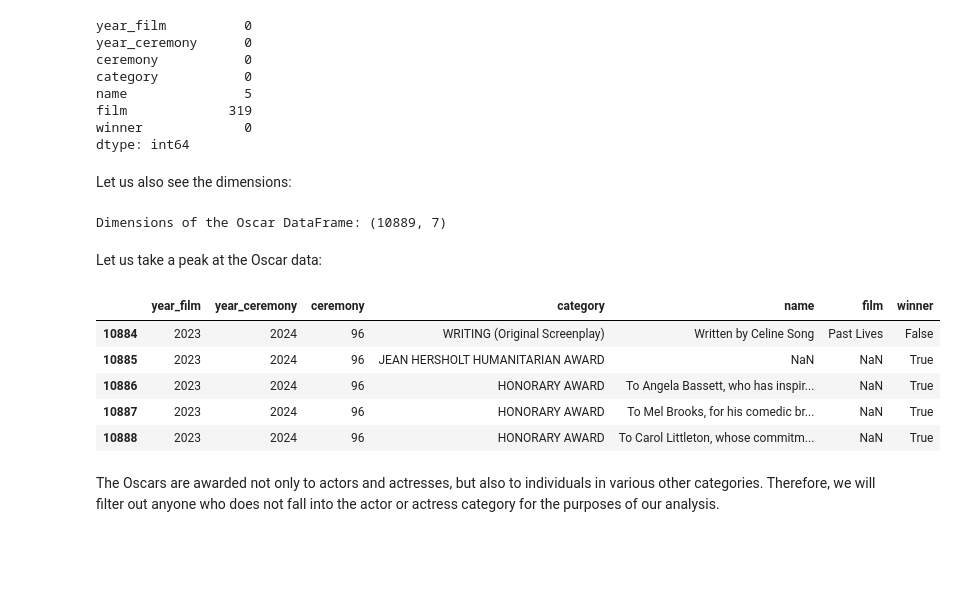
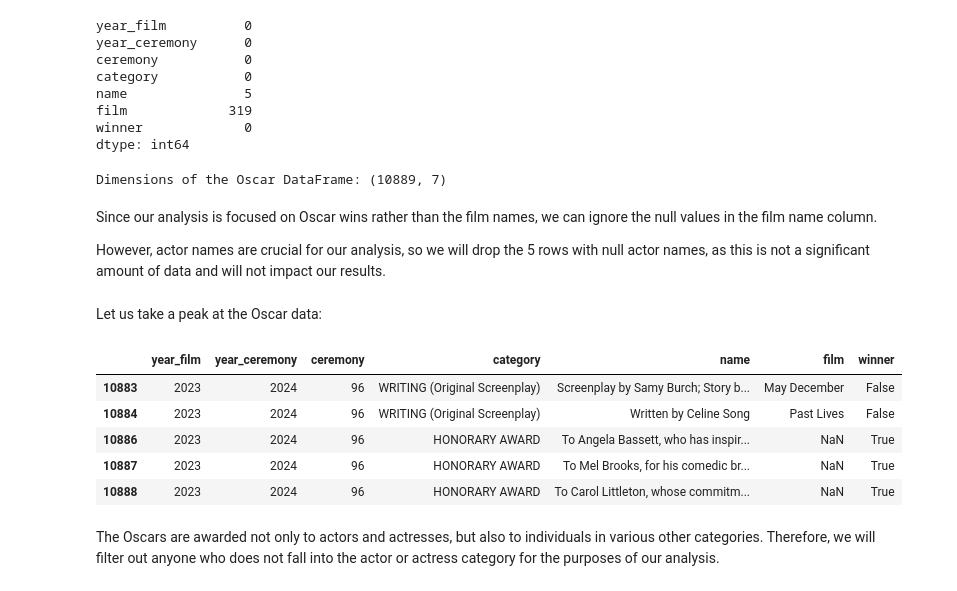
Before and after one commit to epfl-ada/ada-2024-project-bluesweater, a Jupyter notebook: results.ipynb, the cells around one changed output. Drawn from its saved outputs; the diff is of its cells as text; code cells hidden in the pictures; blank space fills up the shorter version.

```diff
--- a/results.ipynb
+++ b/results.ipynb
@@ -181,21 +183,25 @@ name               5
 film             319
 winner             0
 dtype: int64
-# %% [markdown]
-Let us also see the dimensions:
 # %%
 df_size = oscar.shape
 print(f"Dimensions of the Oscar DataFrame: {df_size}")
 # %% [output]
 Dimensions of the Oscar DataFrame: (10889, 7)
+# %% [markdown]
+Since our analysis is focused on Oscar wins rather than the film names, we can ignore the null values in the film name column.
+
+However, actor names are crucial for our analysis, so we will drop the 5 rows with null actor names, as this is not a significant amount of data and will not impact our results.
+# %%
+oscar_analysis = oscar.dropna(subset=['name'])
 # %% [markdown]
 Let us take a peak at the Oscar data:
 # %%
-oscar.tail()
+oscar_analysis.tail()
 # %% [output]
 |  | year_film | year_ceremony | ceremony | category | name | film | winner |
+| 10883 | 2023 | 2024 | 96 | WRITING (Original Screenplay) | Screenplay by Samy Burch; Story b... | May December | False |
 | 10884 | 2023 | 2024 | 96 | WRITING (Original Screenplay) | Written by Celine Song | Past Lives | False |
-| 10885 | 2023 | 2024 | 96 | JEAN HERSHOLT HUMANITARIAN AWARD | NaN | NaN | True |
 | 10886 | 2023 | 2024 | 96 | HONORARY AWARD | To Angela Bassett, who has inspir... | NaN | True |
 | 10887 | 2023 | 2024 | 96 | HONORARY AWARD | To Mel Brooks, for his comedic br... | NaN | True |
 | 10888 | 2023 | 2024 | 96 | HONORARY AWARD | To Carol Littleton, whose commitm... | NaN | True |
```
Also changed, not shown: parts of 64 cells of this notebook.
